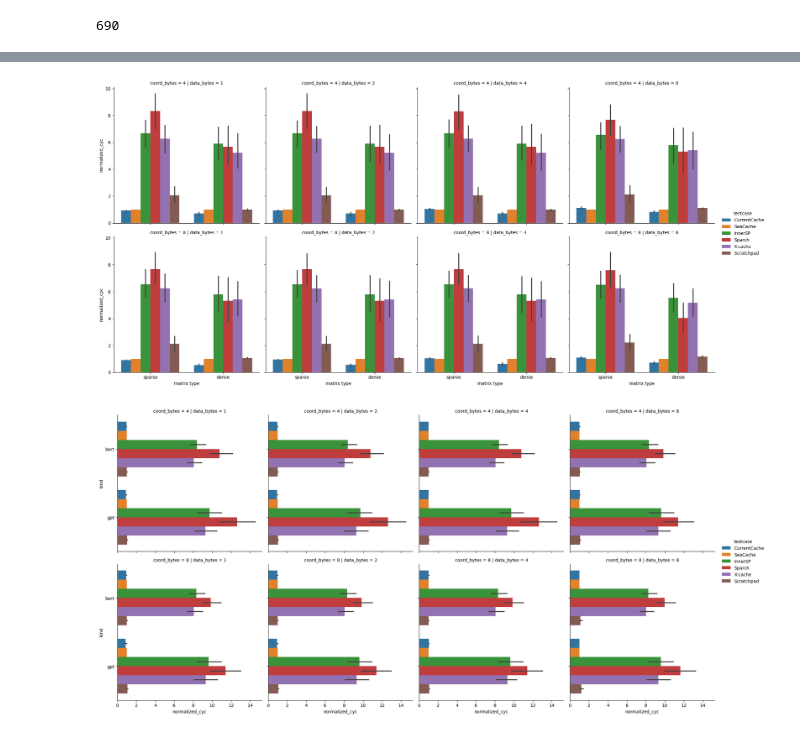
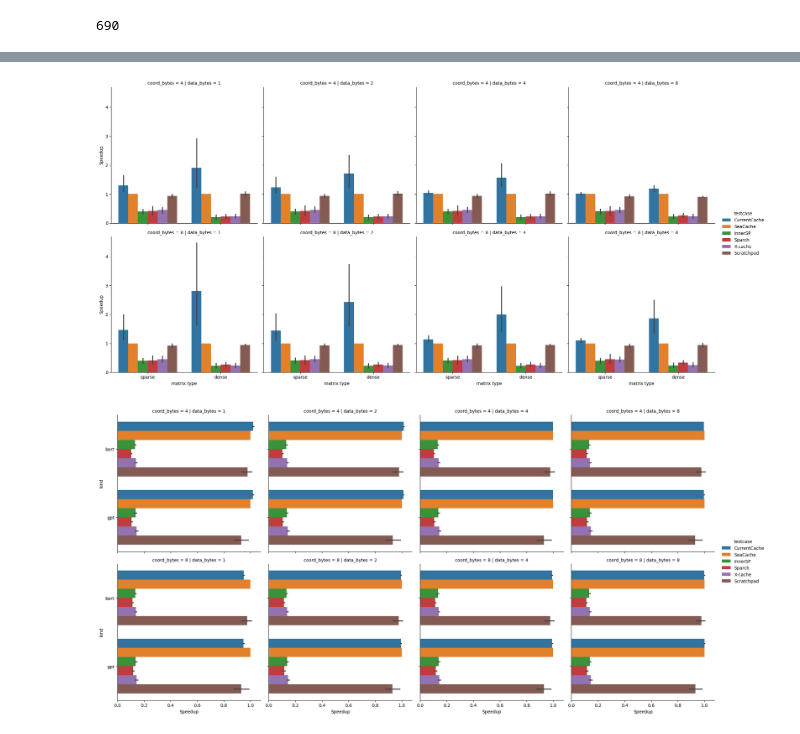
Before and after one commit to Eric-w-H/SeaCache-sim, a Jupyter notebook: scripts/Plotting.ipynb, the cells around one changed output, grey strips where cells are left out. Cells and saved outputs as stored; diff of their text form; code cells hidden in the pictures.

```diff
--- a/scripts/Plotting.ipynb
+++ b/scripts/Plotting.ipynb
@@ -163,20 +163,20 @@ mask = data.testcase == 'SeaCache'
 compare_point = data.loc[mask].set_index('matrix').total_cycle
 for testcase in data['testcase'].unique():
     mask = data.testcase == testcase
-    tmp = data.loc[mask].set_index('matrix').total_cycle / compare_point
+    tmp = compare_point / data.loc[mask].set_index('matrix').total_cycle
     data.loc[mask, 'normalized_cyc'] = tmp.values
 # %%
-sns.catplot(data=data, col='data_bytes', row='coord_bytes', y='normalized_cyc', hue='testcase', kind='bar', x='matrix type')
+sns.catplot(data=data, col='data_bytes', row='coord_bytes', y='normalized_cyc', hue='testcase', kind='bar', x='matrix type').set_ylabels('Speedup')
 plt.savefig('../renderings/relative_cycles.png')
 # %% [output]
-[figure, old version]
+[figure, new version]
 # %%
 bert = data['matrix'].str.contains('bert')
 gpt = data['matrix'].str.contains('gpt')
 data['kind'] = 'general'
 data.loc[bert, 'kind'] = 'bert'
 data.loc[gpt, 'kind'] = 'gpt'
-fig = sns.catplot(data=data.loc[bert | gpt], x='normalized_cyc', y='kind', hue='testcase', orient='h', aspect=1, kind='bar', row='coord_bytes', col='data_bytes')
+fig = sns.catplot(data=data.loc[bert | gpt], x='normalized_cyc', y='kind', hue='testcase', orient='h', aspect=1, kind='bar', row='coord_bytes', col='data_bytes').set_xlabels('Speedup')
 plt.savefig('../renderings/llm_sweep.png')
 # %% [output]
-[figure, old version]
+[figure, new version]
```
Also changed, not shown: parts of 9 cells of this notebook, 12 other files.
